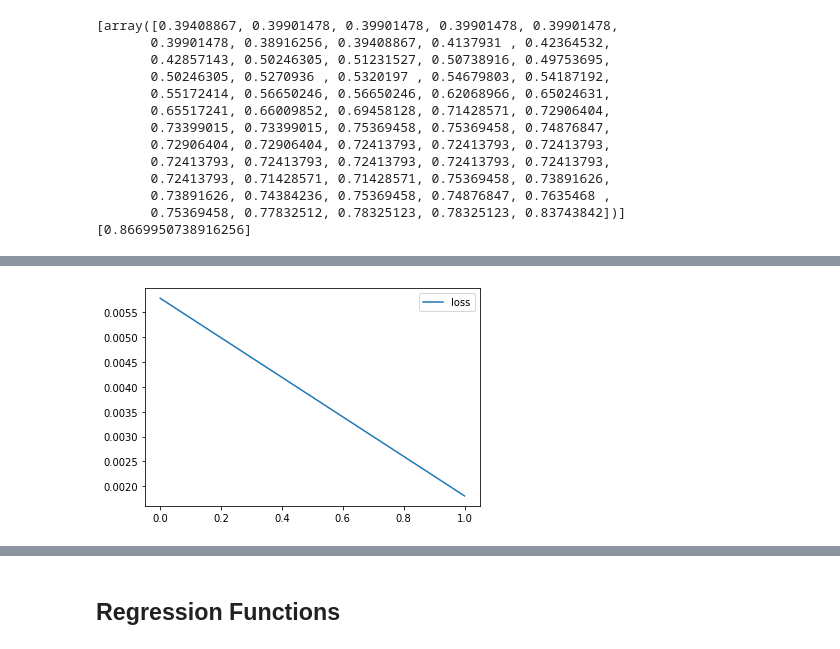
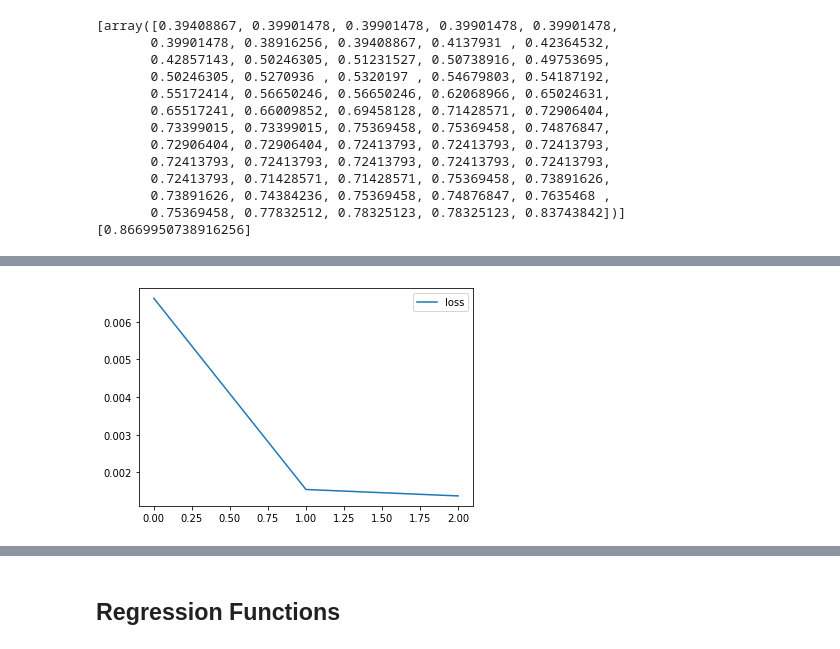
Before and after one commit to geoskimoto/SNOTEL-regression-null-estimating-tool, a Jupyter notebook: Regression&RNN_AWDB.ipynb, the cells around one changed output, grey strips where cells are left out. Cells and saved outputs as stored; diff of their text form; code cells hidden in the pictures.

```diff
--- a/Regression&RNN_AWDB.ipynb
+++ b/Regression&RNN_AWDB.ipynb
@@ -383,5 +464,5 @@ Trainable params: 31,901
 Non-trainable params: 0
 _________________________________________________________________
 # %%
-model.fit()
+model.fit(epochs=3)
 # %% [output]
@@ -392,4 +475,4 @@ Epoch 2/2
-[figure, old version]
+[figure, new version]
 # %%
 # model.train
 # %%
```
Also changed, not shown: parts of 26 cells of this notebook.
